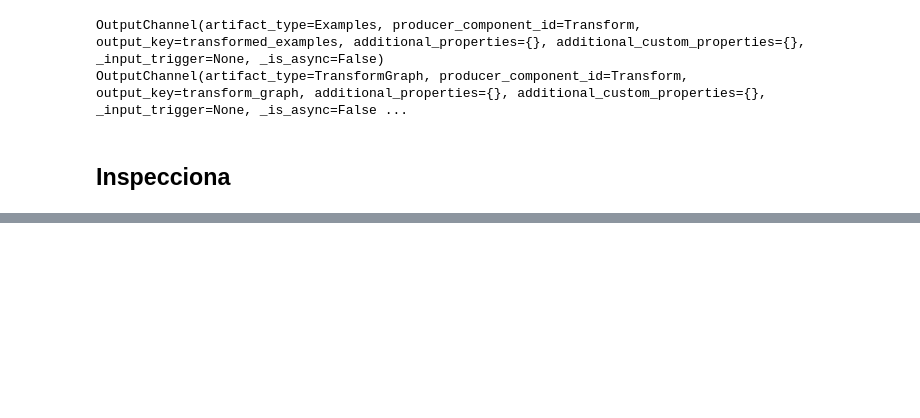
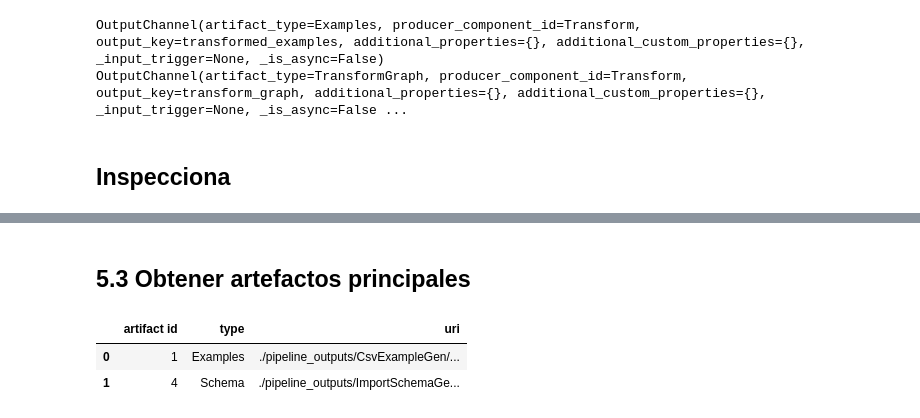
Before and after one commit to miguelhzuniga/mlops-repo, a Jupyter notebook: proyecto-01/train/proyecto-01.ipynb, the cells around one changed output, grey strips where cells are left out. Cells and saved outputs as stored; diff of their text form; code cells hidden in the pictures; blank space fills up the shorter version.

```diff
--- a/proyecto-01/train/validacion.ipynb
+++ b/proyecto-01/train/proyecto-01.ipynb
@@ -495,0 +573,9 @@ features {
+# %% [markdown]
+## 5.3 Obtener artefactos principales
+# %%
+parent_artifacts = get_one_hop_parent_artifacts(store, [artifacts])
+display_artifacts(store, parent_artifacts)
+# %% [output]
+|  | artifact id | type | uri |
+| 0 | 1 | Examples | ./pipeline_outputs/CsvExampleGen/... |
+| 1 | 4 | Schema | ./pipeline_outputs/ImportSchemaGe... |
```
Also changed, not shown: parts of 12 cells of this notebook, 5 other files.
